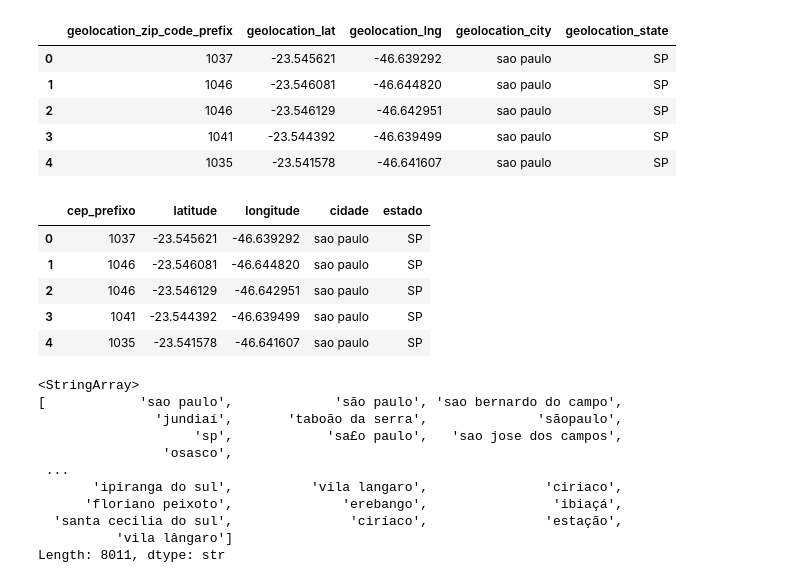
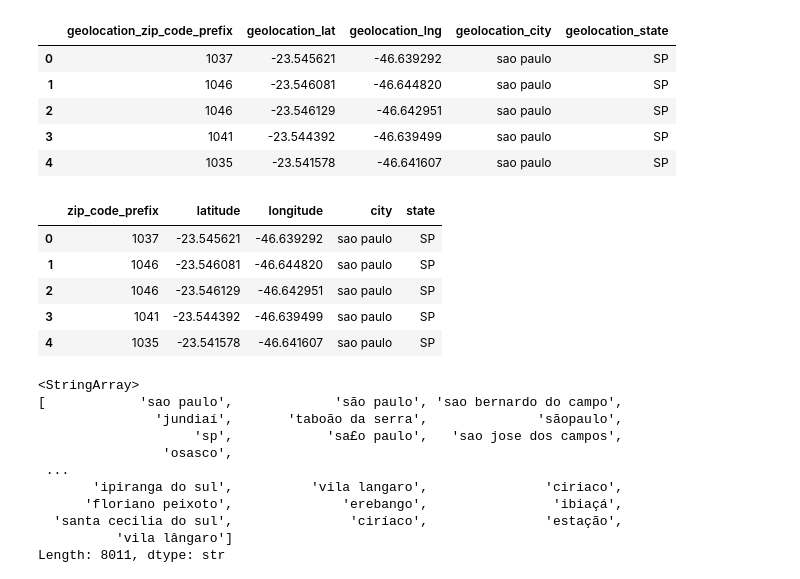
Before and after one commit to Andrey-Silva-Data/end-to-end-ecommerce-olist, a Jupyter notebook: ecommerce.ipynb, the cells around one changed output. Cells and saved outputs as stored; diff of their text form; code cells hidden in the pictures.

```diff
--- a/ecommerce.ipynb
+++ b/ecommerce.ipynb
@@ -30,6 +30,6 @@ s3_client = boto3.client(
 # %%
 #carregar tabela olist_geolocation_dataset do s3 para um dataframe do pandas
 obj = s3_client.get_object(Bucket='olist-ecommerce-dados-andrey', Key='olist_geolocation_dataset.csv')
-geolocalizacao = pd.read_csv(io.BytesIO(obj['Body'].read()))
+geolocation = pd.read_csv(io.BytesIO(obj['Body'].read()))
 # %%
 #exibir as primeiras linhas do dataframe
@@ -43,18 +43,18 @@ geolocalizacao.head()
 | 4 | 1035 | -23.541578 | -46.641607 | sao paulo | SP |
 # %%
 # renomear colunas geolocalizacao
-geolocalizacao.rename(columns={
-    'geolocation_zip_code_prefix': 'cep_prefixo',
+geolocation.rename(columns={
+    'geolocation_zip_code_prefix': 'zip_code_prefix',
     'geolocation_lat': 'latitude',
     'geolocation_lng': 'longitude',
-    'geolocation_city': 'cidade',
-    'geolocation_state': 'estado'
+    'geolocation_city': 'city',
+    'geolocation_state': 'state'
 }, inplace=True)
 # %%
 #mostrar colunas renomeadas
-geolocalizacao.head()
+geolocation.head()
 # %% [output]
-|  | cep_prefixo | latitude | longitude | cidade | estado |
+|  | zip_code_prefix | latitude | longitude | city | state |
 | 0 | 1037 | -23.545621 | -46.639292 | sao paulo | SP |
 | 1 | 1046 | -23.546081 | -46.644820 | sao paulo | SP |
 | 2 | 1046 | -23.546129 | -46.642951 | sao paulo | SP |
```
Also changed, not shown: parts of 133 cells of this notebook, 4 other files.
